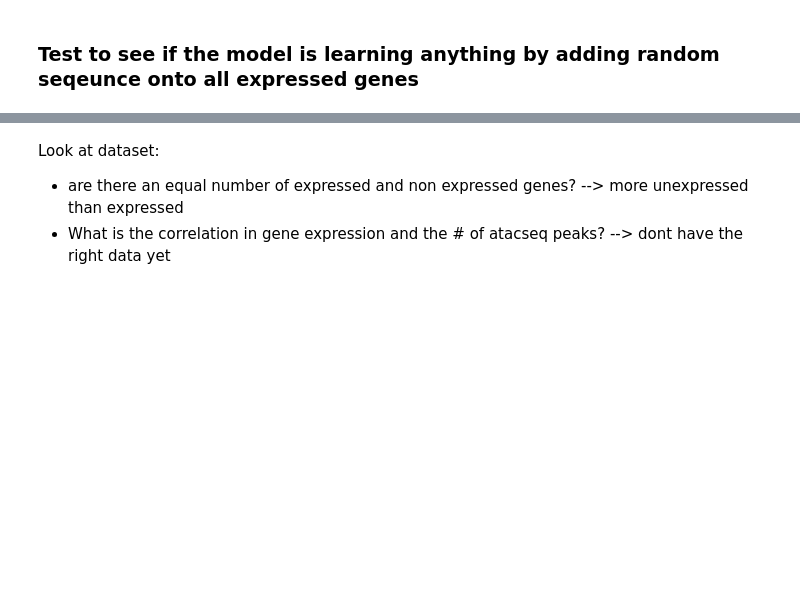
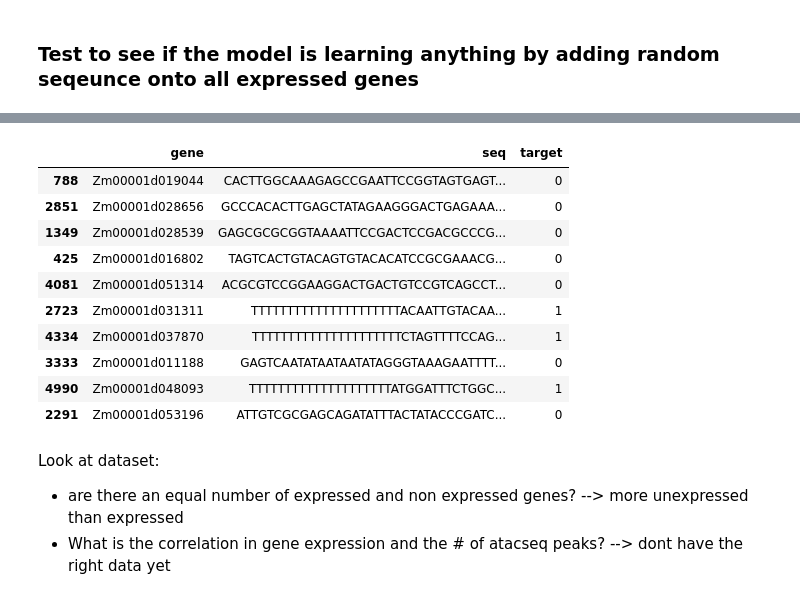
Before and after one commit to merrittburch/hackathons, a Jupyter notebook: 2021_09_ml/src/baseline_cnn.ipynb, the cells around one changed output, grey strips where cells are left out. Drawn from its saved outputs; the diff is of its cells as text; code cells hidden in the pictures; blank space fills up the shorter version.

```diff
--- a/2021_09_ml/src/baseline_cnn.ipynb
+++ b/2021_09_ml/src/baseline_cnn.ipynb
@@ -84,3 +66,6 @@ exp_atac = exp_atac[["v4_gene", "DNA", "expressed"]]
 exp_atac.columns = ["gene", "seq", "target"]
 # %% [markdown]
 ### Test to see if the model is learning anything by adding random seqeunce onto all expressed genes
+# %%
+temp = exp_atac.loc[exp_atac['target'] == 1, 'seq'].apply(lambda s: ''.join(["T"] * 20) + s[20:])
+print(temp)
@@ -87,3 +85,19 @@ exp_atac.columns = ["gene", "seq", "target"]
+# %%
+exp_atac.loc[exp_atac['target'] == 1, 'seq'] = temp
+# %%
+exp_atac.sample(10)
+# %% [output]
+|  | gene | seq | target |
+| 788 | Zm00001d019044 | CACTTGGCAAAGAGCCGAATTCCGGTAGTGAGT... | 0 |
+| 2851 | Zm00001d028656 | GCCCACACTTGAGCTATAGAAGGGACTGAGAAA... | 0 |
+| 1349 | Zm00001d028539 | GAGCGCGCGGTAAAATTCCGACTCCGACGCCCG... | 0 |
+| 425 | Zm00001d016802 | TAGTCACTGTACAGTGTACACATCCGCGAAACG... | 0 |
+| 4081 | Zm00001d051314 | ACGCGTCCGGAAGGACTGACTGTCCGTCAGCCT... | 0 |
+| 2723 | Zm00001d031311 | TTTTTTTTTTTTTTTTTTTTTACAATTGTACAA... | 1 |
+| 4334 | Zm00001d037870 | TTTTTTTTTTTTTTTTTTTTTCTAGTTTTCCAG... | 1 |
+| 3333 | Zm00001d011188 | GAGTCAATATAATAATATAGGGTAAAGAATTTT... | 0 |
+| 4990 | Zm00001d048093 | TTTTTTTTTTTTTTTTTTTTATGGATTTCTGGC... | 1 |
+| 2291 | Zm00001d053196 | ATTGTCGCGAGCAGATATTTACTATACCCGATC... | 0 |
 # %% [markdown]
 Look at dataset:
 - are there an equal number of expressed and non expressed genes? --> more unexpressed than expressed
```
Also changed, not shown: parts of 15 cells of this notebook.
